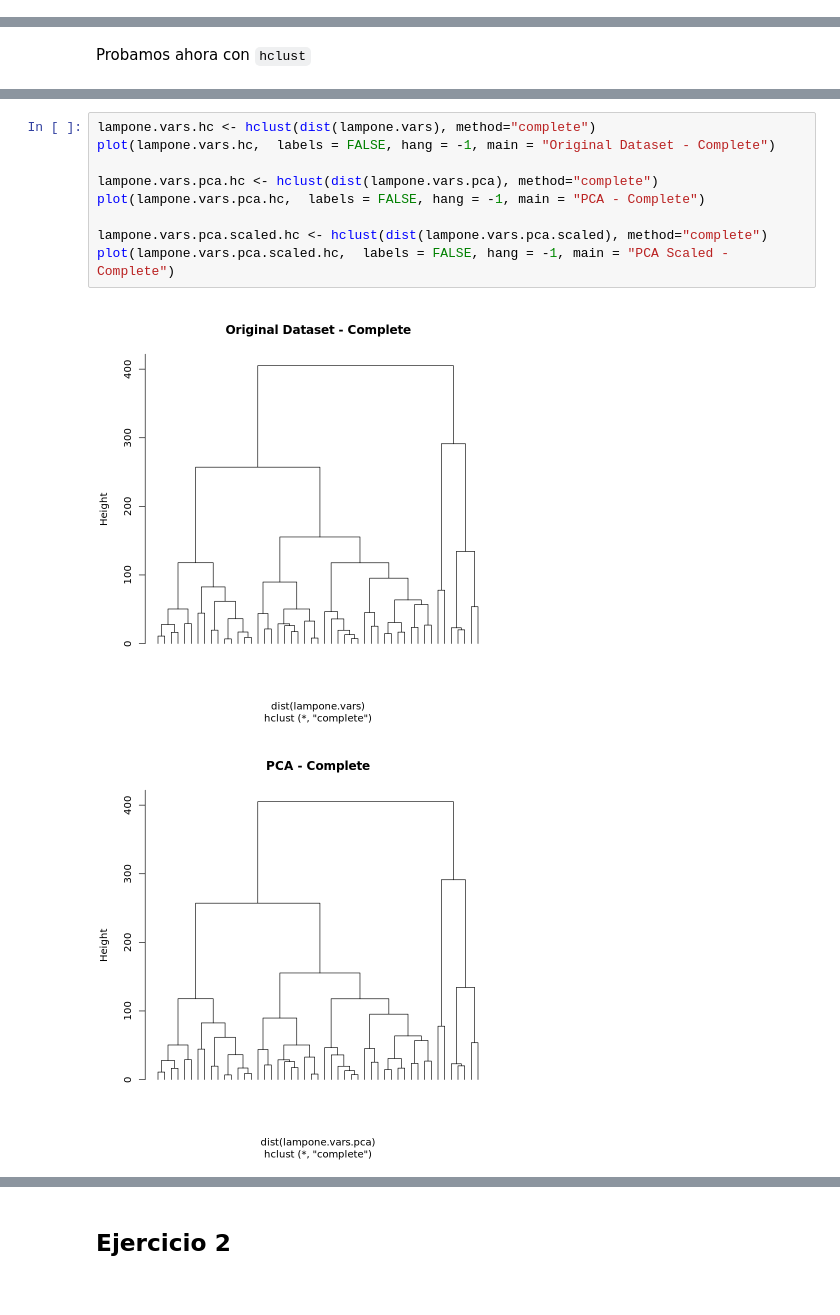
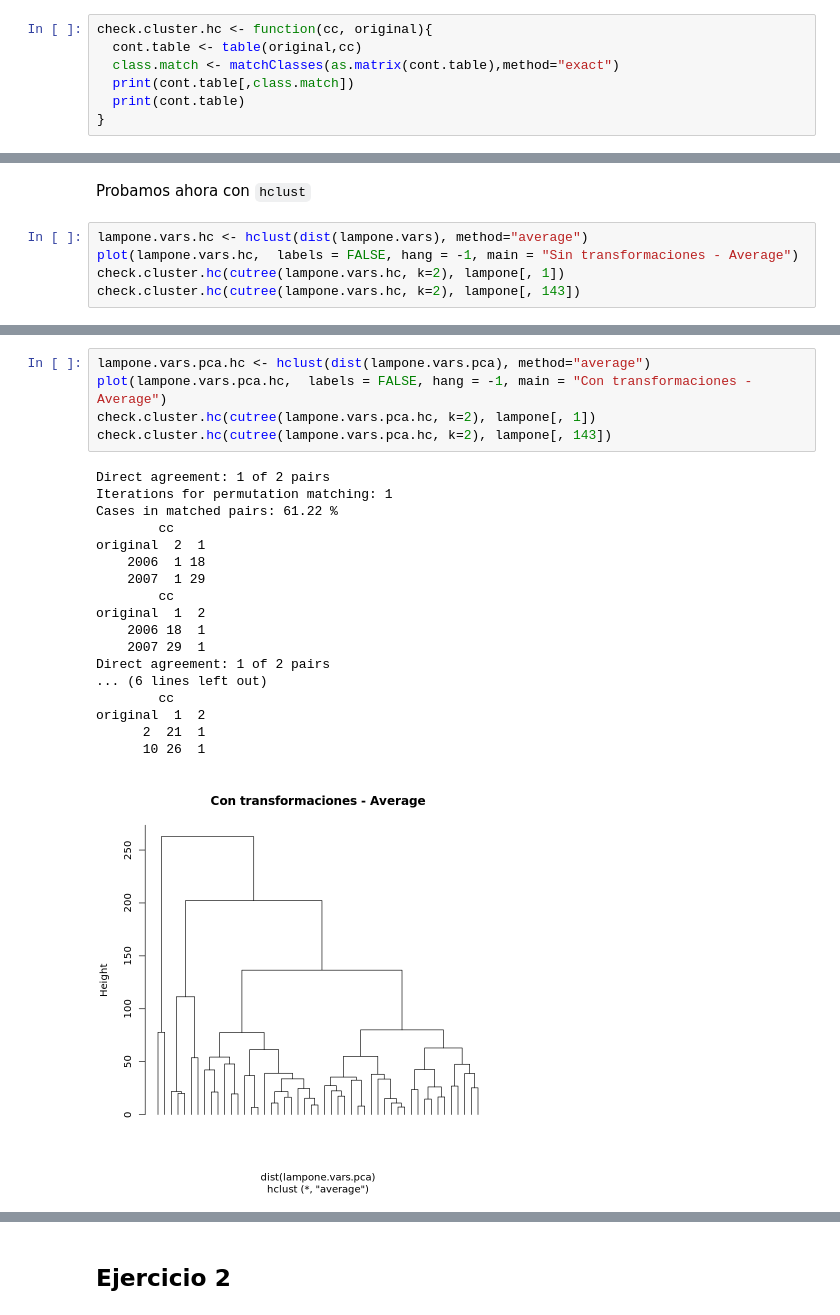
Before and after one commit to natimellino/mineria-de-datos, a Jupyter notebook: TP3.ipynb, the cells around one changed output, grey strips where cells are left out. Cells and saved outputs as stored; diff of their text form.

```diff
--- a/TP3.ipynb
+++ b/TP3.ipynb
@@ -164,0 +145,7 @@ plot(crab.pca.scaled.hc,  labels = FALSE, hang = -1, main = "PCA Scaled - Comple
+# %%
+check.cluster.hc <- function(cc, original){
+  cont.table <- table(original,cc)
+  class.match <- matchClasses(as.matrix(cont.table),method="exact")
+  print(cont.table[,class.match])
+  print(cont.table)
+}
@@ -257,2 +300,7 @@ Hacer un scale luego del PCA empeora bastante.
 # %% [markdown]
 Probamos ahora con `hclust`
+# %%
+lampone.vars.hc <- hclust(dist(lampone.vars), method="average")
+plot(lampone.vars.hc,  labels = FALSE, hang = -1, main = "Sin transformaciones - Average")
+check.cluster.hc(cutree(lampone.vars.hc, k=2), lampone[, 1])
+check.cluster.hc(cutree(lampone.vars.hc, k=2), lampone[, 143])
@@ -259,12 +326,24 @@ Probamos ahora con `hclust`
 # %%
-lampone.vars.hc <- hclust(dist(lampone.vars), method="complete")
-plot(lampone.vars.hc,  labels = FALSE, hang = -1, main = "Original Dataset - Complete")
-
-lampone.vars.pca.hc <- hclust(dist(lampone.vars.pca), method="complete")
-plot(lampone.vars.pca.hc,  labels = FALSE, hang = -1, main = "PCA - Complete")
-
-lampone.vars.pca.scaled.hc <- hclust(dist(lampone.vars.pca.scaled), method="complete")
-plot(lampone.vars.pca.scaled.hc,  labels = FALSE, hang = -1, main = "PCA Scaled - Complete")
+lampone.vars.pca.hc <- hclust(dist(lampone.vars.pca), method="average")
+plot(lampone.vars.pca.hc,  labels = FALSE, hang = -1, main = "Con transformaciones - Average")
+check.cluster.hc(cutree(lampone.vars.pca.hc, k=2), lampone[, 1])
+check.cluster.hc(cutree(lampone.vars.pca.hc, k=2), lampone[, 143])
 # %% [output]
+Direct agreement: 1 of 2 pairs
+Iterations for permutation matching: 1
+Cases in matched pairs: 61.22 %
+        cc
+original  2  1
+    2006  1 18
+    2007  1 29
+        cc
+original  1  2
+    2006 18  1
+    2007 29  1
+Direct agreement: 1 of 2 pairs
+... (6 lines left out)
+        cc
+original  1  2
+      2  21  1
+      10 26  1
-[figure, old version]
+[figure, new version]
-[figure, removed]
```
Also changed, not shown: parts of 40 cells of this notebook.
